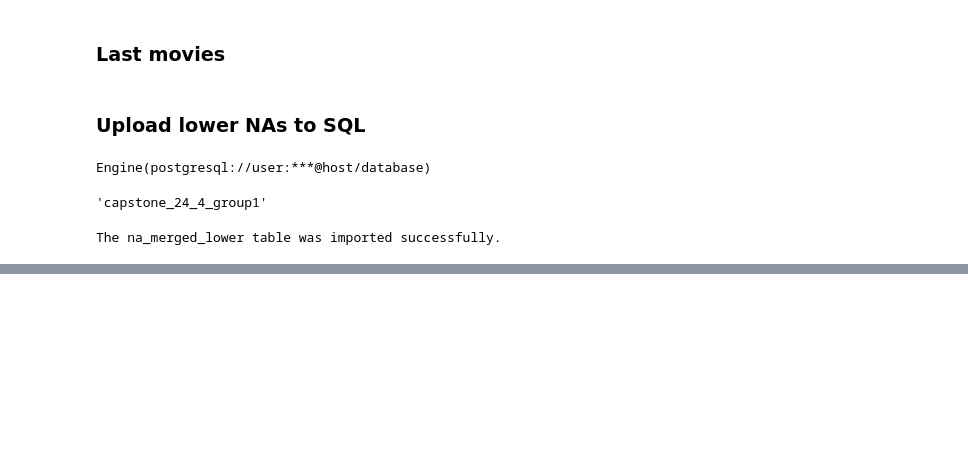
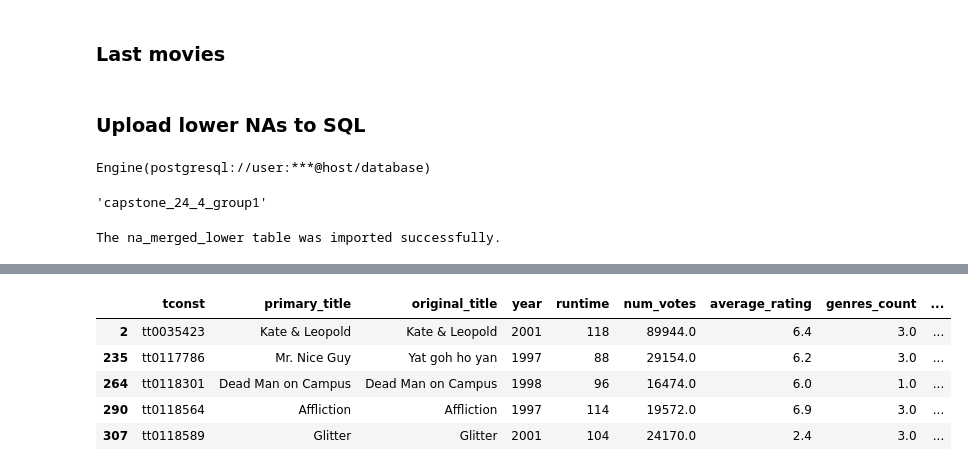
Before and after one commit to tk87-hono/data_analytics_24_4-Capstone_Movie_Group, a Jupyter notebook: clean_merging_book_jonas.ipynb, the cells around one changed output, grey strips where cells are left out. Drawn from its saved outputs; the diff is of its cells as text; code cells hidden in the pictures; blank space fills up the shorter version.

```diff
--- a/clean_merging_book_jonas.ipynb
+++ b/clean_merging_book_jonas.ipynb
@@ -594,0 +827,9 @@ imdb_aka_df.head()
+# %%
+imdb_tickets_df.head()
+# %% [output]
+|  | tconst | primary_title | original_title | year | runtime | num_votes | average_rating | genres_count | ... |
+| 2 | tt0035423 | Kate & Leopold | Kate & Leopold | 2001 | 118 | 89944.0 | 6.4 | 3.0 | ... |
+| 235 | tt0117786 | Mr. Nice Guy | Yat goh ho yan | 1997 | 88 | 29154.0 | 6.2 | 3.0 | ... |
+| 264 | tt0118301 | Dead Man on Campus | Dead Man on Campus | 1998 | 96 | 16474.0 | 6.0 | 1.0 | ... |
+| 290 | tt0118564 | Affliction | Affliction | 1997 | 114 | 19572.0 | 6.9 | 3.0 | ... |
+| 307 | tt0118589 | Glitter | Glitter | 2001 | 104 | 24170.0 | 2.4 | 3.0 | ... |
```
Also changed, not shown: parts of 56 cells of this notebook.
